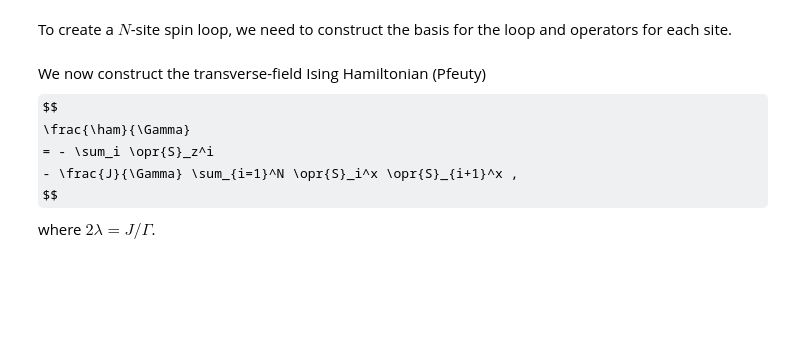
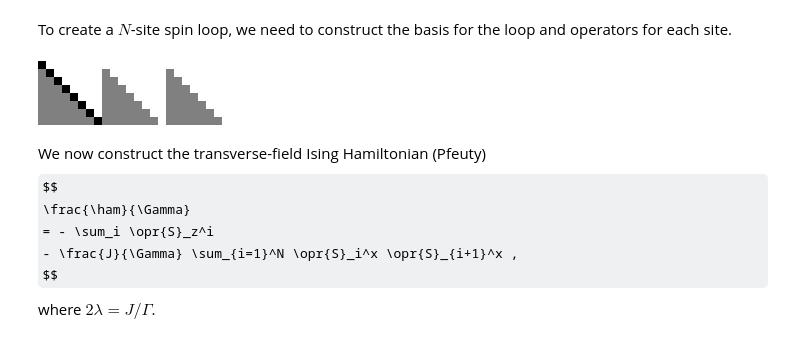
Before and after one commit to jfjhh/reed-thesis, a Jupyter notebook: notebooks/transverse-ising.ipynb, the cells around one changed output. Drawn from its saved outputs; the diff is of its cells as text; code cells hidden in the pictures; some formulas as TeX source; blank space fills up the shorter version.

Commit message:
Numerical troubleshooting of eta diagonalization; heatmaps

```diff
--- a/notebooks/transverse-ising.ipynb
+++ b/notebooks/transverse-ising.ipynb
@@ -5,21 +7,37 @@ include("notebook_preamble.jl")
 # %% [markdown]
 ## Utility functions
 # %%
-tpow(x, n) = ⊗(repeat([x], n)...)
+trnorm(op) = tracenorm(dense(op))
 acomm(x, y) = x*y + y*x
-trnorm = tracenorm ∘ dense
-function acomm_table(a, b, N)
-    reshape([trnorm(acomm(a(i), b(j))) / 2^N
-            for i in 1:N for j in 1:N],
-        (N, N)) |> LowerTriangular |> display
+matriximage(A) = Gray.(1 .- abs.(A))
+matriximage(A::Operator) = matriximage(dense(A).data)
+
+function acomm_table(a, b, N, image)
+    A = Matrix{Float64}(undef, N, N)
+    for i in 1:N, j in i:N
+        A[j, i] = trnorm(acomm(a(i), b(j))) / 2^N
+    end
+    L = LowerTriangular(A)
+    image ? matriximage(L) : L
 end
-function acomm_tables(c, N=Int(log2(size(c(1))[1])))
+
+function acomm_tables(c, N=Int(log2(size(c(1))[1])); image=true)
     ct = dagger ∘ c
-    acomm_table(ct, c, N)
-    acomm_table(c, c, N)
-    acomm_table(ct, ct, N)
+    acomms = [
+        acomm_table(ct, c, N, image),
+        acomm_table(c, c, N, image),
+        acomm_table(ct, ct, N, image),
+    ]
+    if image
+        hcat(acomms...)
+    else
+        for ac in acomms
+            display(ac)
+        end
+    end
 end
-;
+
+tpow(x, n) = ⊗(repeat([x], n)...);
 # %% [markdown]
 ## Spins
 # %% [markdown]
@@ -34,10 +52,13 @@ up, down = spinup(sb), spindown(sb)
 # %% [markdown]
 To create a $N$-site spin loop, we need to construct the basis for the loop and operators for each site.
 # %%
-N = 4
+N = 8
 sB = tpow(sb, N)
 I = identityoperator(sB)
-site(i, op) = embed(sB, (i-1)%N + 1, op); # Periodic boundary
+site(i, op) = embed(sB, (i-1)%N + 1, op) # Periodic boundary
+acomm_tables(i -> site(i, sm))
+# %% [output]
+[figure, added]
 # %% [markdown]
 We now construct the transverse-field Ising Hamiltonian (Pfeuty)
 $$
```
Also changed, not shown: parts of 86 cells of this notebook, 3 other files.
